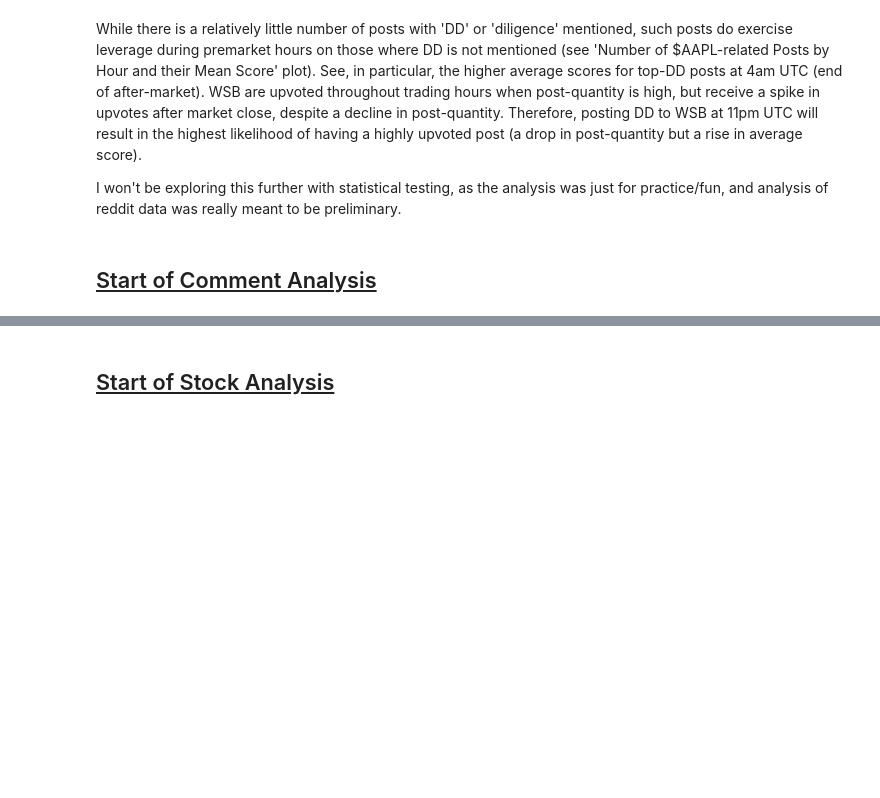
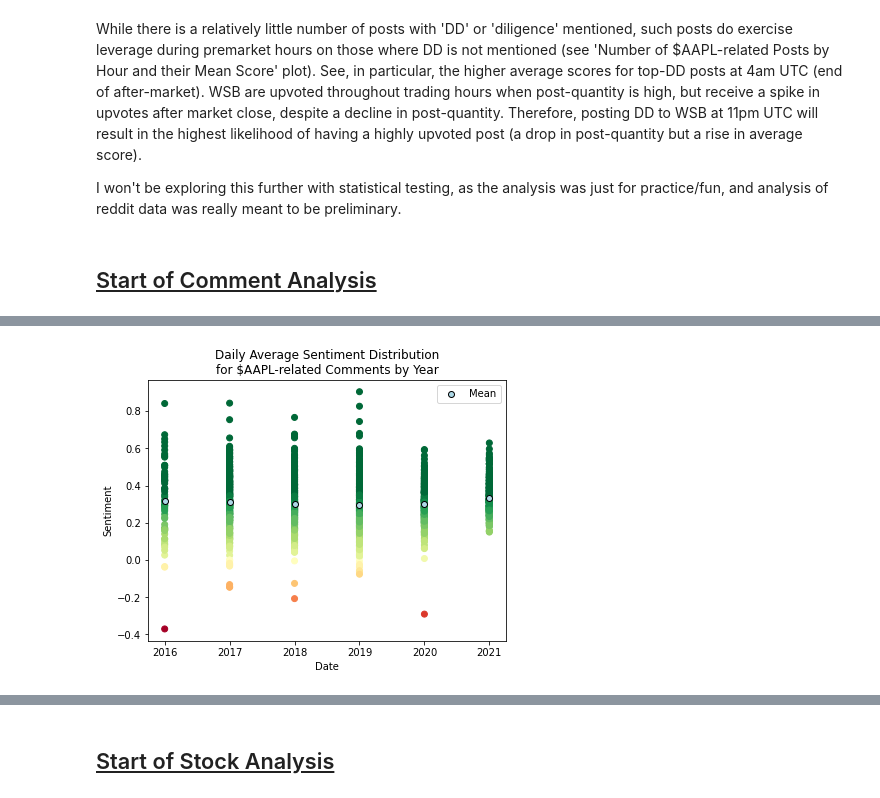
Before and after one commit to JackIHill/DataAnalytics, a Jupyter notebook: Independent/AAPL Analysis/AAPL Stock+Reddit Analysis.ipynb, the cells around one changed output, grey strips where cells are left out. Drawn from its saved outputs; the diff is of its cells as text; code cells hidden in the pictures; blank space fills up the shorter version.

```diff
--- a/Independent/AAPL Analysis/AAPL Stock+Reddit Analysis.ipynb
+++ b/Independent/AAPL Analysis/AAPL Stock+Reddit Analysis.ipynb
@@ -493,20 +597,22 @@ plt.show()
 # %%
 plt.scatter(
-    sentiment['year_created'],
-    sentiment['sentiment'],
-    c=sentiment['sentiment'], norm=norm, cmap=cmap)
+    sentiment_clean['year_created'],
+    sentiment_clean['sentiment'],
+    c=sentiment_clean['sentiment'], norm=norm, cmap=cmap)
 
 plt.scatter(
-    sentiment_mean['year_created'],
-    sentiment_mean['sentiment'],
+    sentiment_clean_mean['year_created'],
+    sentiment_clean_mean['sentiment'],
     color='lightblue', edgecolor='k',
     label='Mean')
 
 plt.legend()
 
 plt.xlabel('Date')
 plt.ylabel('Sentiment')
 plt.title('Daily Average Sentiment Distribution\nfor $AAPL-related Comments by Year')
 
 plt.show()
+# %% [output]
+[figure, added]
 # %%
```
Also changed, not shown: parts of 34 cells of this notebook.
